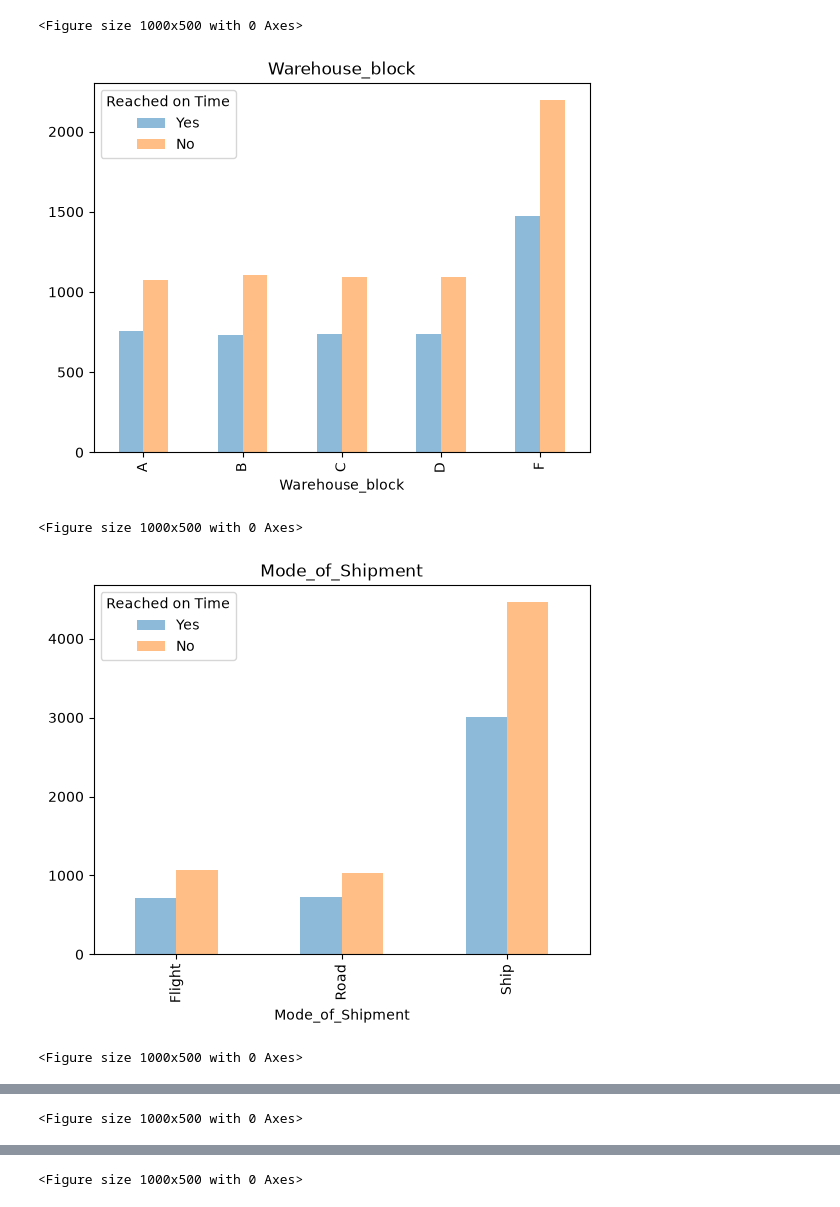
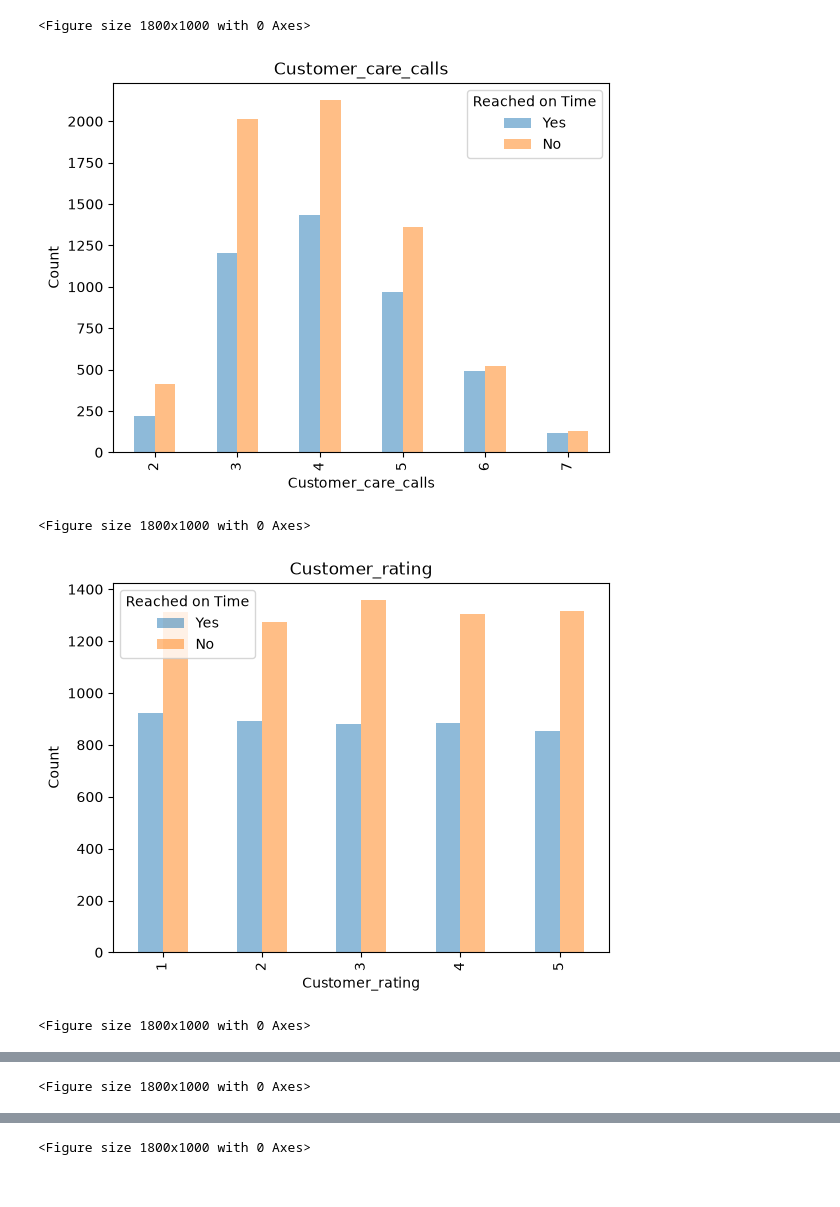
Before and after one commit to Kilskydiver/TransArbeit_DataS, a Jupyter notebook: praktikum_03/E_commerce_Transferarbeit.ipynb, the cells around one changed output, grey strips where cells are left out. Drawn from its saved outputs; the diff is of its cells as text; code cells hidden in the pictures.

```diff
--- a/praktikum_03/E_commerce_Transferarbeit.ipynb
+++ b/praktikum_03/E_commerce_Transferarbeit.ipynb
@@ -72,0 +142,8 @@ Name: count, dtype: int64
+# %%
+df_data_cols_values = df.drop(columns=['ID', 'Cost_of_the_Product', 'Discount_offered', 'Weight_in_gms'])
+
+
+for i in df_data_cols_values :
+    col_vals = df_data_cols_values[i].value_counts()
+    display(Markdown(f"{i}:"))
+    display(col_vals)
@@ -73,30 +202,25 @@ Name: count, dtype: int64
 # %%
 import matplotlib.pyplot as plt
 
-df = pd.read_csv('../ressourcen/Train.csv',
-                 sep=',',
-                 encoding='utf-8',
-                 decimal='.'
-                 )
-df_data = df.drop(columns=['ID'])
+df_data_clean = df.drop(columns=['ID'])
 
-mask_onTime = df['Reached.on.Time_Y.N']
-for i in df_data.columns[:-1]:
-    plt.figure(figsize=(10, 5))
-    (
-        df_data['Reached.on.Time_Y.N']
-        .groupby(df_data[i])
+df_int_cols = df_data_clean.select_dtypes(include = ['int64'])
+
+for i in df_int_cols.columns[:-1]:
+    plt.figure(figsize=(18,10 ))
+    ax = (
+        df_int_cols.groupby(i)['Reached.on.Time_Y.N']
         .value_counts()
         .unstack(fill_value=0)
         .plot(kind='bar', alpha=0.5)
-        .legend(title='Reached on Time', labels=['Yes', 'No'])
-        .ylabel('Count')
     )
+    ax.legend(title='Reached on Time', labels=['Yes', 'No'])
+    ax.set_ylabel('Count')
     plt.title(i)
     plt.show()
 # %% [output]
-<Figure size 1000x500 with 0 Axes>
+<Figure size 1800x1000 with 0 Axes>
-[figure, old version]
+[figure, new version]
-<Figure size 1000x500 with 0 Axes>
+<Figure size 1800x1000 with 0 Axes>
-[figure, old version]
+[figure, new version]
-<Figure size 1000x500 with 0 Axes>
+<Figure size 1800x1000 with 0 Axes>
@@ -104 +228 @@ for i in df_data.columns[:-1]:
-<Figure size 1000x500 with 0 Axes>
+<Figure size 1800x1000 with 0 Axes>
@@ -106 +230 @@ for i in df_data.columns[:-1]:
-<Figure size 1000x500 with 0 Axes>
+<Figure size 1800x1000 with 0 Axes>
```
Also changed, not shown: parts of 18 cells of this notebook.
